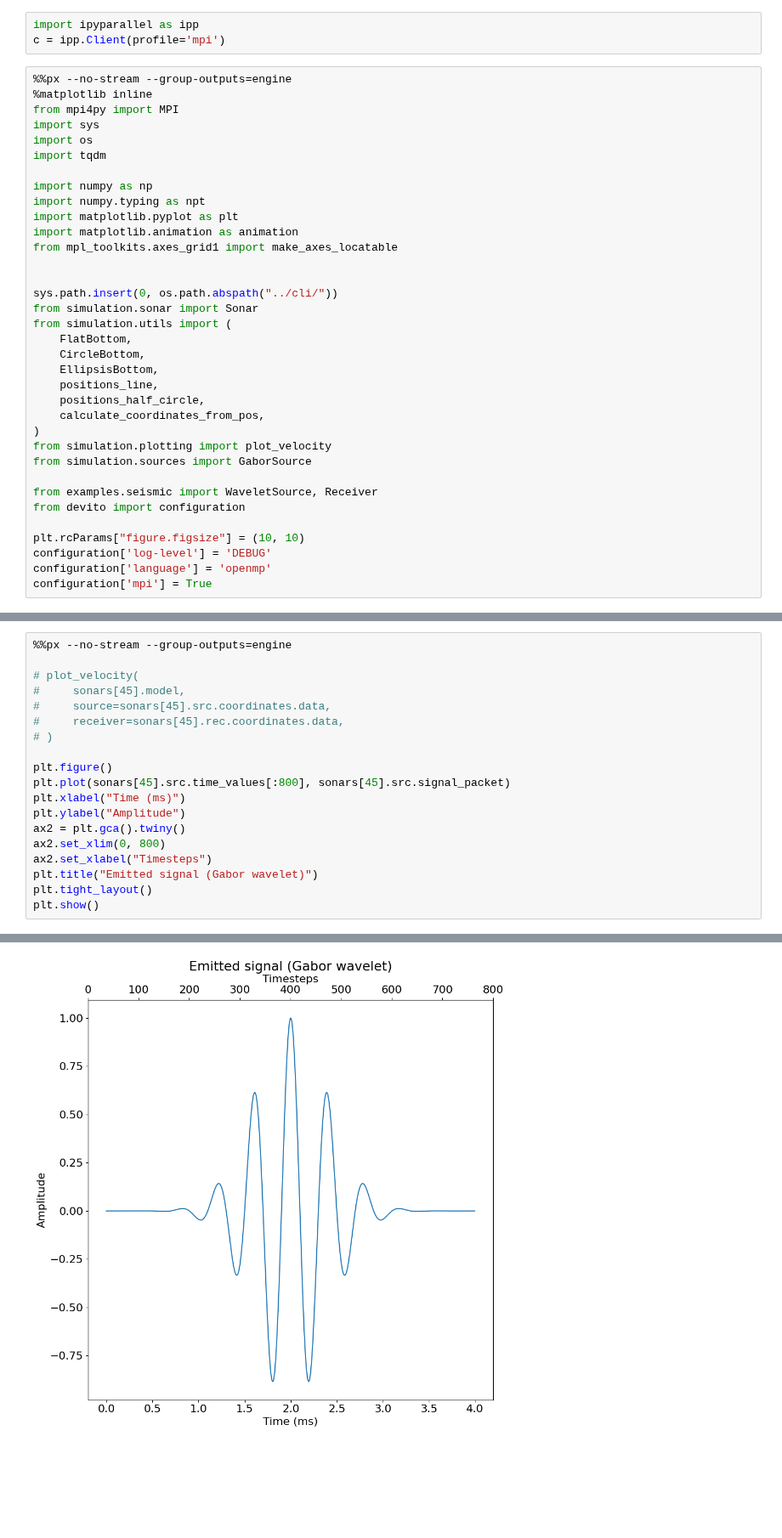
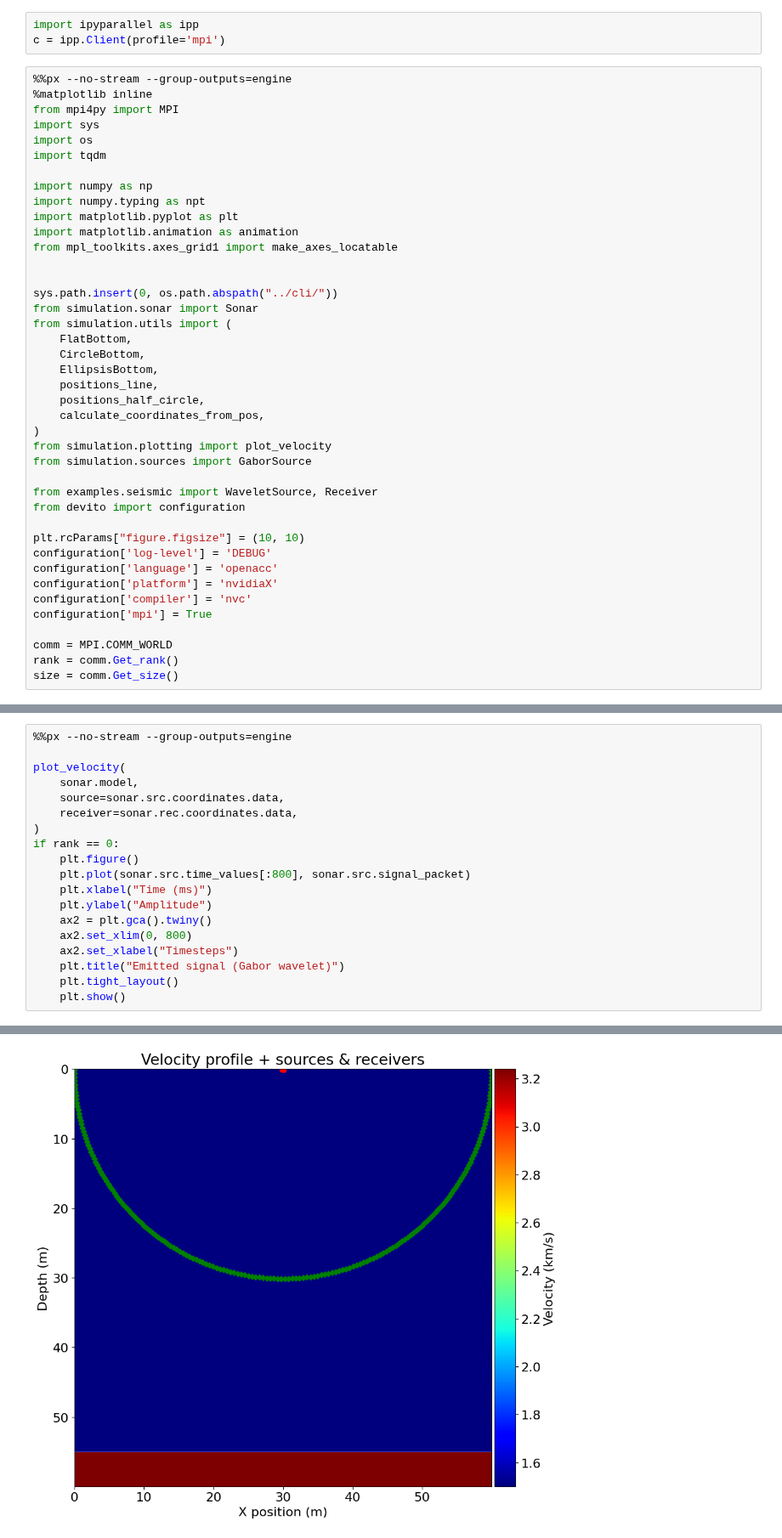
Before and after one commit to bgd54/sonar-FWI, a Jupyter notebook: notebooks/08_mpi.ipynb, the cells around one changed output, grey strips where cells are left out. Shown at 85% size. Cells and saved outputs as stored; diff of their text form; blank space fills up the shorter version.

```diff
--- a/notebooks/08_mpi.ipynb
+++ b/notebooks/08_mpi.ipynb
@@ -38,6 +38,12 @@ from devito import configuration
 
 plt.rcParams["figure.figsize"] = (10, 10)
 configuration['log-level'] = 'DEBUG'
-configuration['language'] = 'openmp'
+configuration['language'] = 'openacc'
+configuration['platform'] = 'nvidiaX'
+configuration['compiler'] = 'nvc'
 configuration['mpi'] = True
+
+comm = MPI.COMM_WORLD
+rank = comm.Get_rank()
+size = comm.Get_size()
 # %% [markdown]
@@ -165,20 +163,20 @@ Time range: 2790
 # %%
 %%px --no-stream --group-outputs=engine
 
-# plot_velocity(
-#     sonars[45].model,
-#     source=sonars[45].src.coordinates.data,
-#     receiver=sonars[45].rec.coordinates.data,
-# )
-
-plt.figure()
-plt.plot(sonars[45].src.time_values[:800], sonars[45].src.signal_packet)
-plt.xlabel("Time (ms)")
-plt.ylabel("Amplitude")
-ax2 = plt.gca().twiny()
-ax2.set_xlim(0, 800)
-ax2.set_xlabel("Timesteps")
-plt.title("Emitted signal (Gabor wavelet)")
-plt.tight_layout()
-plt.show()
+plot_velocity(
+    sonar.model,
+    source=sonar.src.coordinates.data,
+    receiver=sonar.rec.coordinates.data,
+)
+if rank == 0:
+    plt.figure()
+    plt.plot(sonar.src.time_values[:800], sonar.src.signal_packet)
+    plt.xlabel("Time (ms)")
+    plt.ylabel("Amplitude")
+    ax2 = plt.gca().twiny()
+    ax2.set_xlim(0, 800)
+    ax2.set_xlabel("Timesteps")
+    plt.title("Emitted signal (Gabor wavelet)")
+    plt.tight_layout()
+    plt.show()
 # %% [output]
@@ -186 +188 @@ plt.show()
-[figure, old version]
+[figure, new version]
```
Also changed, not shown: parts of 21 cells of this notebook.
